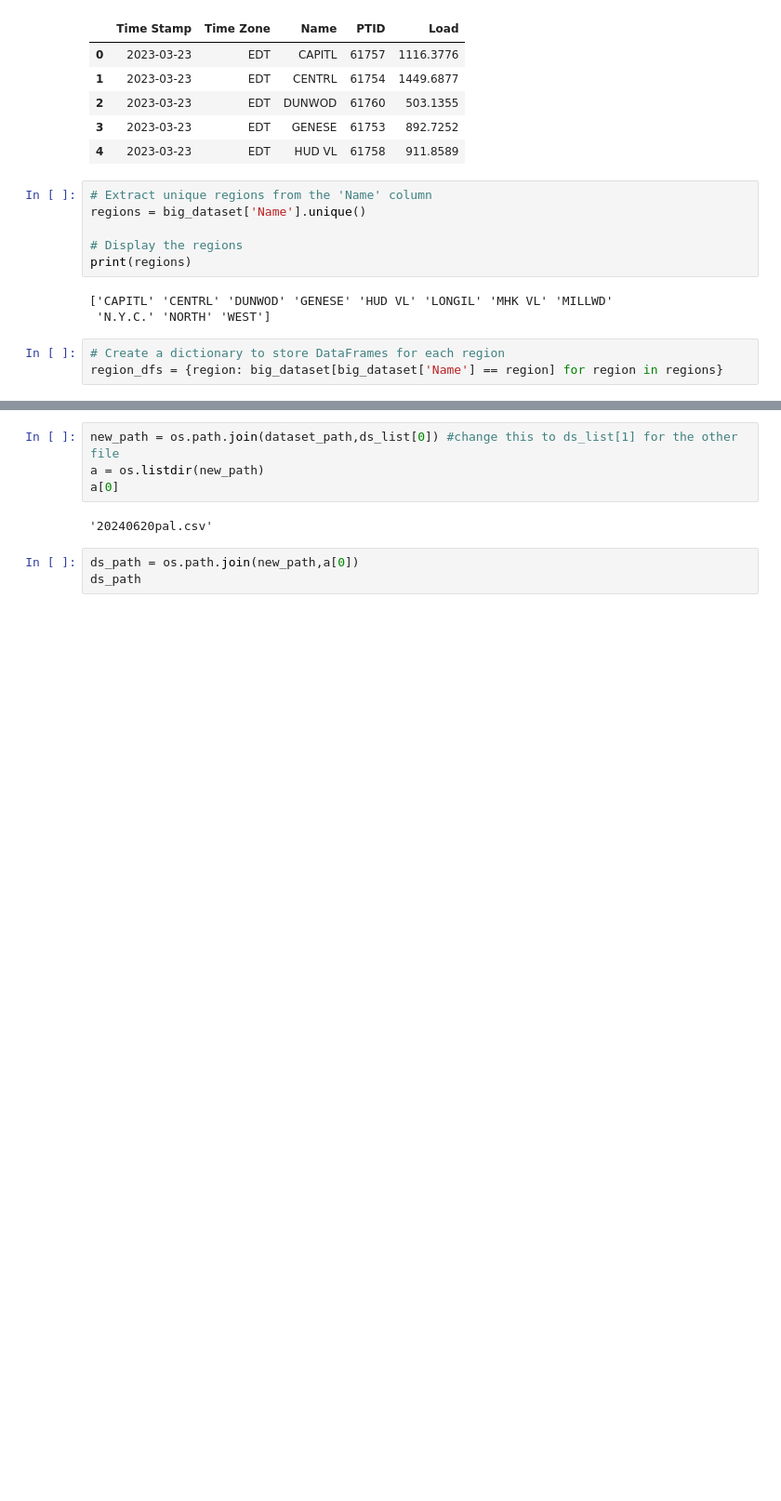
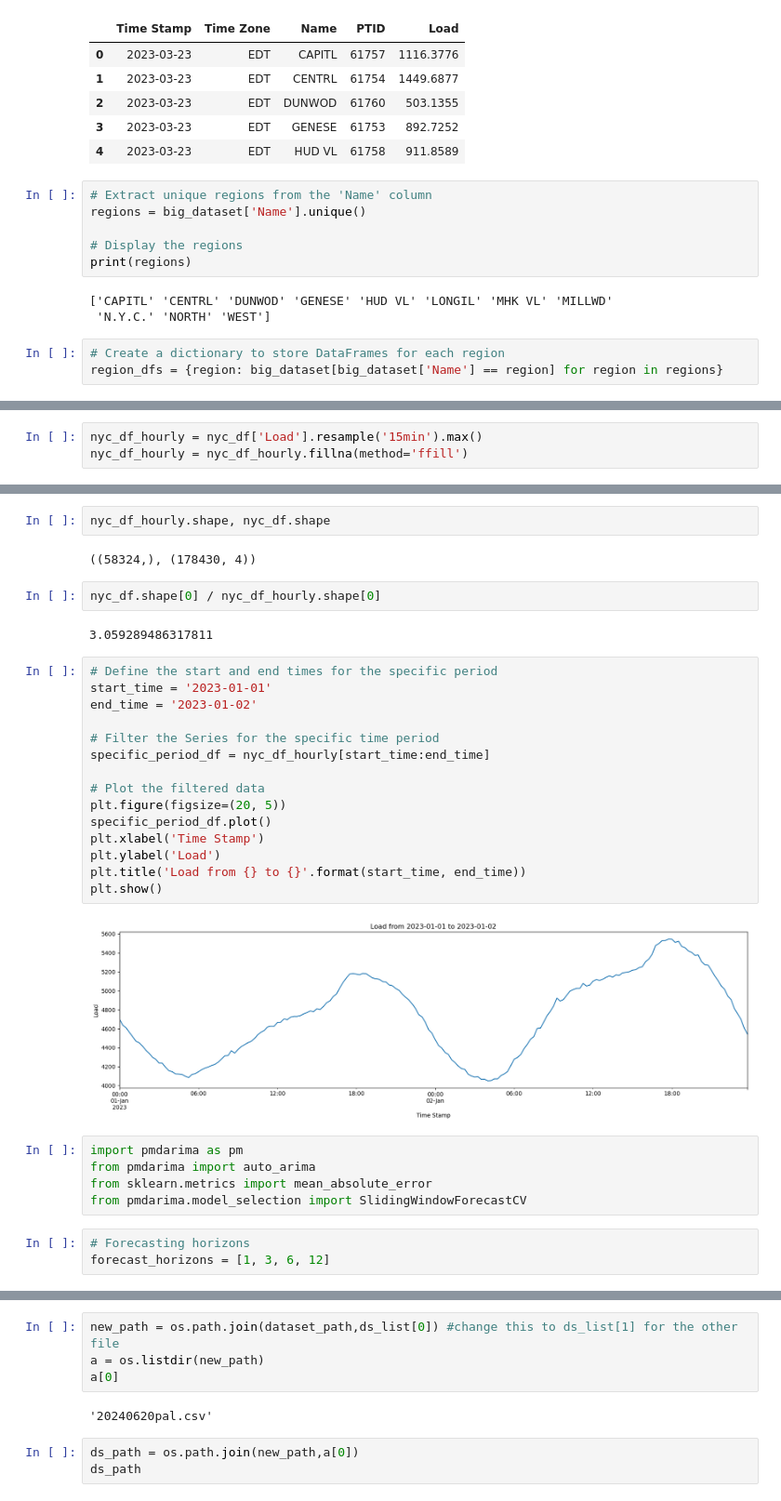
Before and after one commit to tamoraji/PyTSF-MfG, a Jupyter notebook: datasets/ISO-NY.ipynb, the cells around one changed output, grey strips where cells are left out. Shown at 93% size. Drawn from its saved outputs; the diff is of its cells as text; blank space fills up the shorter version.

```diff
--- a/datasets/ISO-NY.ipynb
+++ b/datasets/ISO-NY.ipynb
@@ -174,0 +108,3 @@ plt.show()
+# %%
+nyc_df_hourly = nyc_df['Load'].resample('15min').max()
+nyc_df_hourly = nyc_df_hourly.fillna(method='ffill')
@@ -174,0 +140,33 @@ plt.show()
+# %%
+nyc_df_hourly.shape, nyc_df.shape
+# %% [output]
+((58324,), (178430, 4))
+# %%
+nyc_df.shape[0] / nyc_df_hourly.shape[0]
+# %% [output]
+3.059289486317811
+# %%
+# Define the start and end times for the specific period
+start_time = '2023-01-01'
+end_time = '2023-01-02'
+
+# Filter the Series for the specific time period
+specific_period_df = nyc_df_hourly[start_time:end_time]
+
+# Plot the filtered data
+plt.figure(figsize=(20, 5))
+specific_period_df.plot()
+plt.xlabel('Time Stamp')
+plt.ylabel('Load')
+plt.title('Load from {} to {}'.format(start_time, end_time))
+plt.show()
+# %% [output]
+[figure, added]
+# %%
+import pmdarima as pm
+from pmdarima import auto_arima
+from sklearn.metrics import mean_absolute_error
+from pmdarima.model_selection import SlidingWindowForecastCV
+# %%
+# Forecasting horizons
+forecast_horizons = [1, 3, 6, 12]
```
Also changed, not shown: parts of 15 cells of this notebook.
